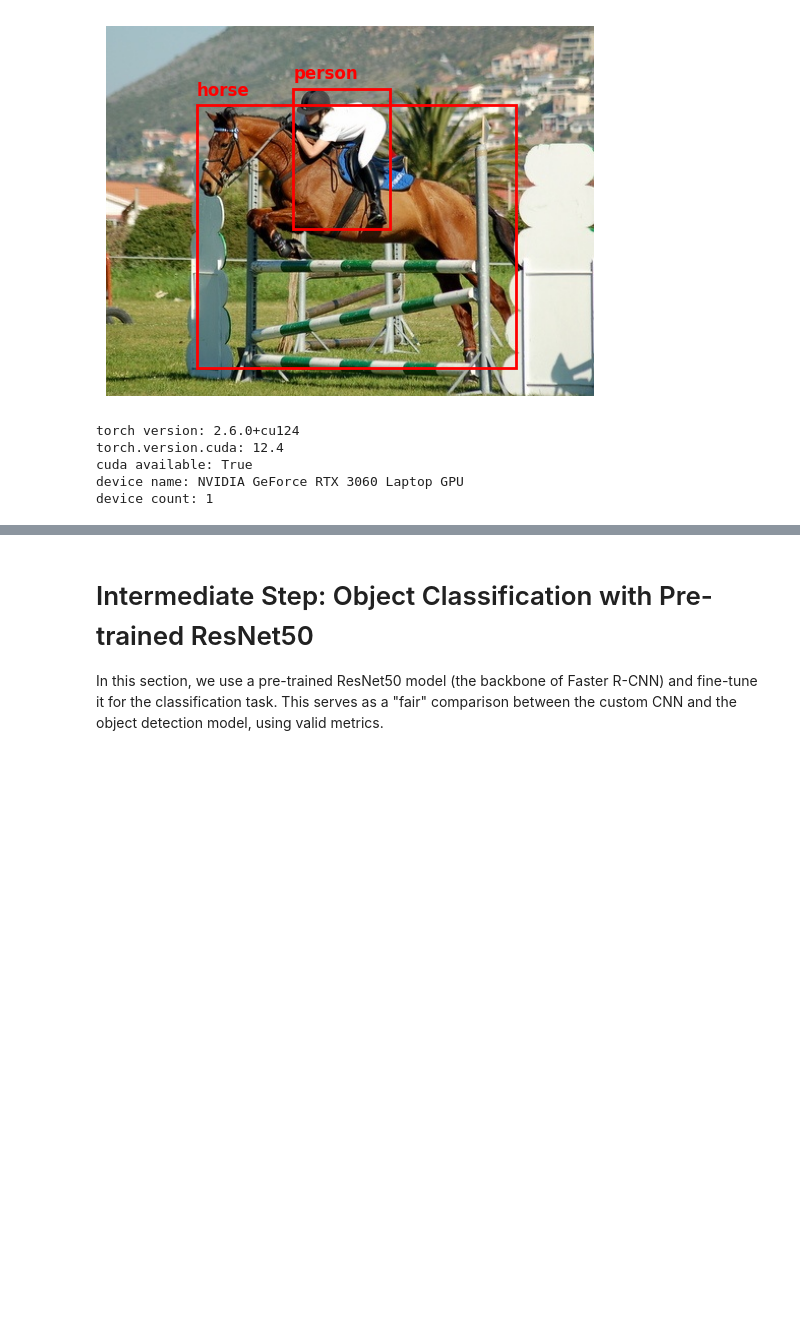
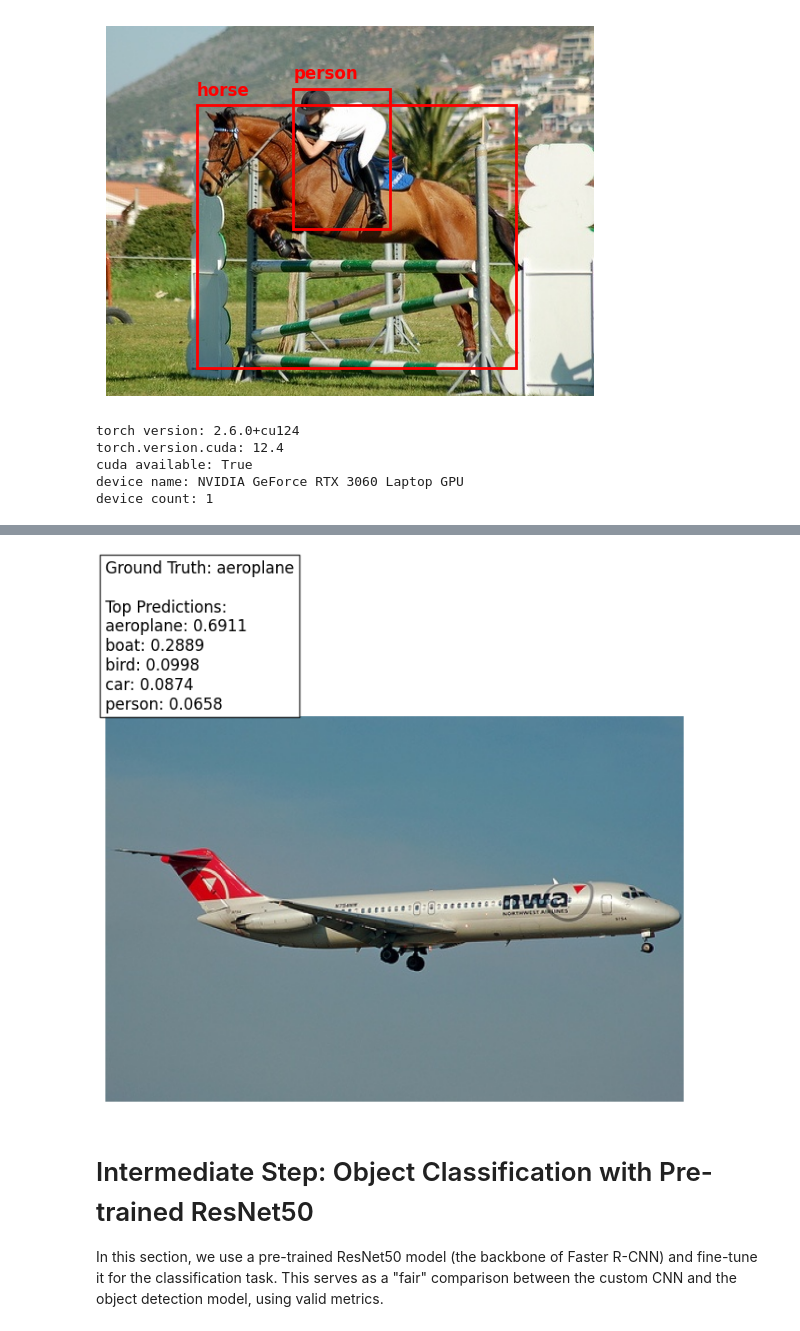
Before and after one commit to GiacomoFilippin/PASCAL_VOC_2007, a Jupyter notebook: main_code/object_detection.ipynb, the cells around one changed output, grey strips where cells are left out. Drawn from its saved outputs; the diff is of its cells as text; code cells hidden in the pictures; blank space fills up the shorter version.

```diff
--- a/main_code/object_detection.ipynb
+++ b/main_code/object_detection.ipynb
@@ -582,3 +581,78 @@ mAP (Mean Average Precision): 0.2802
+# %%
+# Visualize an image from the validation dataset with model predictions
+
+# Ensure val_data is available (in case previous cells were skipped)
+if 'val_data' not in locals() and 'val_data' not in globals():
+    with open(val_json, 'r') as f:
+        val_data = json.load(f)
+
+def visualize_image_with_predictions(image_id):
+    image_info = next(img for img in val_data['images'] if img['id'] == image_id)
+    fname = image_info['file_name']
+
+    image_path = None
+    for c in candidate_image_paths(fname):
+        if os.path.exists(c):
+            image_path = c
+            break
+
+    if image_path is None:
+        raise FileNotFoundError(
+            f"Image {fname} not found. Tried paths: {[str(p) for p in candidate_image_paths(fname)]}")
+
+    image = plt.imread(image_path)
+    # Preprocess image using transform_val instead of undefined transform
+    input_tensor = transform_val(Image.open(image_path).convert('RGB')).unsqueeze(0)
+
+    # Move to same device as model
+    input_tensor = input_tensor.to(device)
+    model.to(device)
+    model.eval()
+
+    with torch.no_grad():
+        outputs = model(input_tensor)
+        probs = torch.sigmoid(outputs)[0] # Get probabilities for first image in batch
+
+    fig, ax = plt.subplots(1, figsize=(8, 8))
+    ax.imshow(image)
+    ax.axis('off')
+
+    # Get Ground Truth
+    annotations = [ann for ann in val_data['annotations'] if ann['image_id'] == image_id]
+    gt_category_ids = {ann['category_id'] for ann in annotations}
+    gt_names = []
+    for cat_id in gt_category_ids:
+         cat_info = next((cat for cat in val_data['categories'] if cat['id'] == cat_id), None)
+         if cat_info:
+             gt_names.append(cat_info['name'])
+
+    # Get Top Predictions
+    predictions = []
+    for i in range(num_classes):
+        # Infer category ID. Assuming 1-based index corresponding to i+1
+        score = probs[i].item()
+        cat_id = i + 1
+        cat_info = next((cat for cat in val_data['categories'] if cat['id'] == cat_id), None)
+        name = cat_info['name'] if cat_info else f"Unknown-{cat_id}"
+        predictions.append((name, score))
+
+    # Sort by score desc
+    predictions.sort(key=lambda x: x[1], reverse=True)
+
+    # Display text
+    title_text = f"Ground Truth: {', '.join(gt_names)}\n\nTop Predictions:"
+    for name, score in predictions[:5]:
+        title_text += f"\n{name}: {score:.4f}"
+
+    plt.title(title_text, loc='left', fontsize=12, bbox=dict(facecolor='white', alpha=0.8))
+    plt.show()
+
+# Pick a random image if no ID is specified
+import random
+random_image_id = random.choice(val_data['images'])['id']
+visualize_image_with_predictions(random_image_id)
+# %% [output]
+[figure, added]
 # %% [markdown]
 # Intermediate Step: Object Classification with Pre-trained ResNet50
 
```
Also changed, not shown: parts of 11 cells of this notebook.
